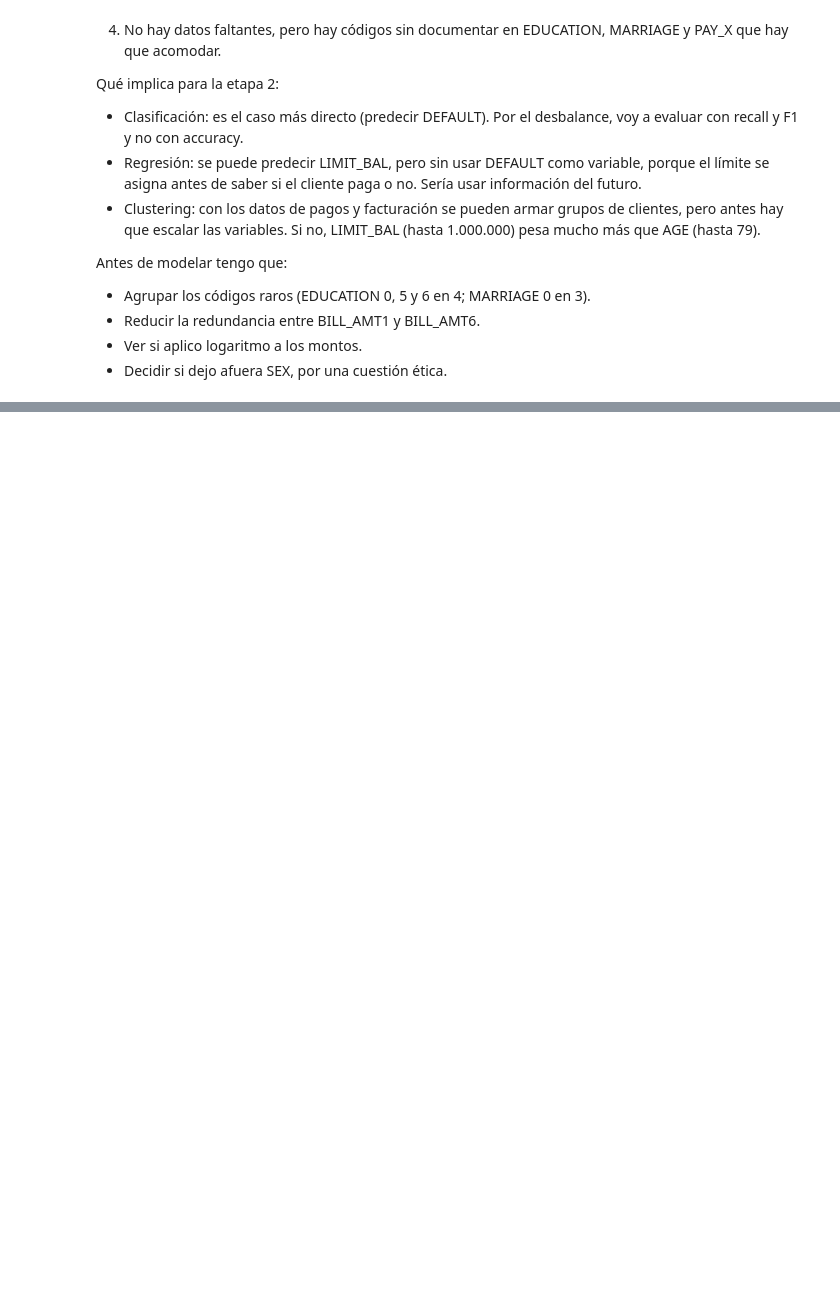
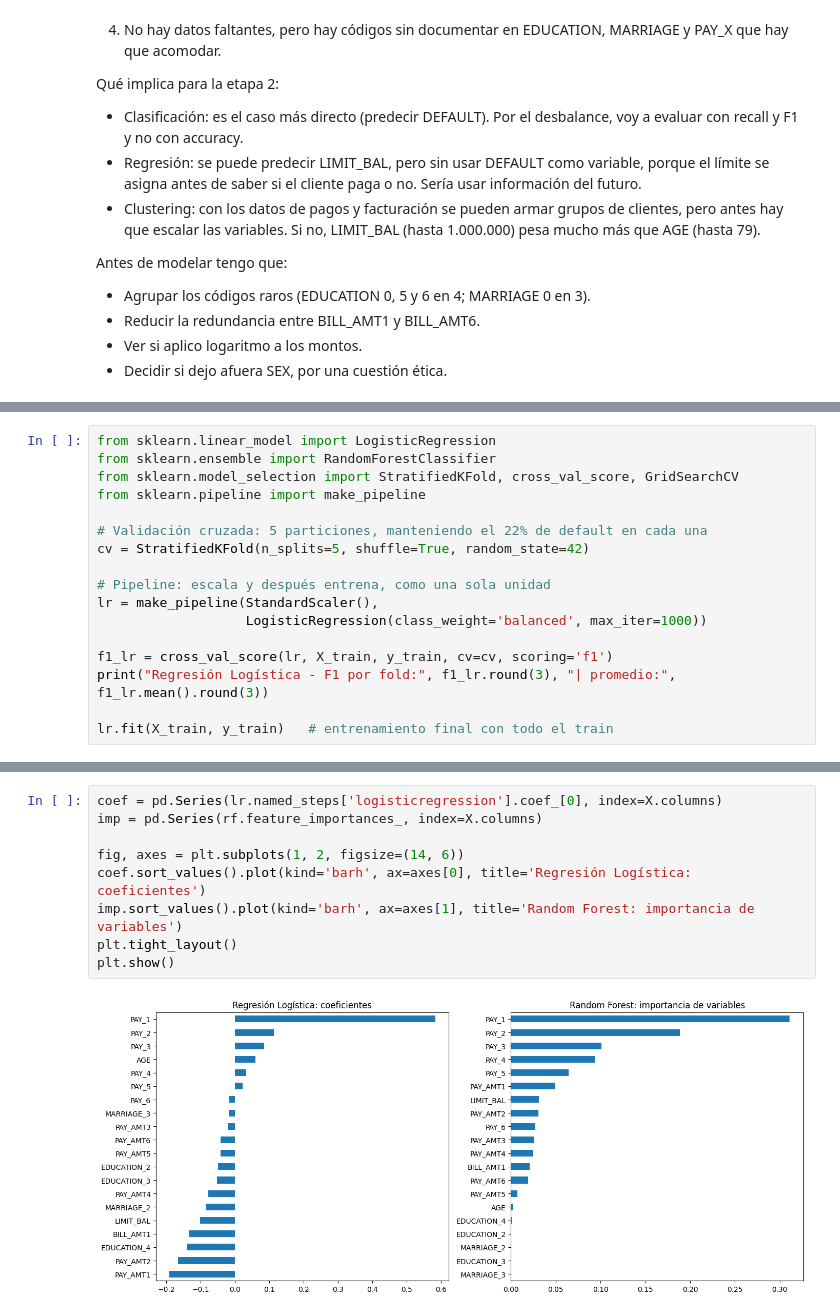
Before and after one commit to Alvacampos/Alvacampos, a Jupyter notebook: EDA_default_tarjetas.ipynb, the cells around one changed output, grey strips where cells are left out. Cells and saved outputs as stored; diff of their text form; blank space fills up the shorter version.

```diff
--- a/EDA_default_tarjetas.ipynb
+++ b/EDA_default_tarjetas.ipynb
@@ -308,0 +443,17 @@ Antes de modelar tengo que:
+# %%
+from sklearn.linear_model import LogisticRegression
+from sklearn.ensemble import RandomForestClassifier
+from sklearn.model_selection import StratifiedKFold, cross_val_score, GridSearchCV
+from sklearn.pipeline import make_pipeline
+
+# Validación cruzada: 5 particiones, manteniendo el 22% de default en cada una
+cv = StratifiedKFold(n_splits=5, shuffle=True, random_state=42)
+
+# Pipeline: escala y después entrena, como una sola unidad
+lr = make_pipeline(StandardScaler(),
+                   LogisticRegression(class_weight='balanced', max_iter=1000))
+
+f1_lr = cross_val_score(lr, X_train, y_train, cv=cv, scoring='f1')
+print("Regresión Logística - F1 por fold:", f1_lr.round(3), "| promedio:", f1_lr.mean().round(3))
+
+lr.fit(X_train, y_train)   # entrenamiento final con todo el train
@@ -308,0 +562,11 @@ Antes de modelar tengo que:
+# %%
+coef = pd.Series(lr.named_steps['logisticregression'].coef_[0], index=X.columns)
+imp = pd.Series(rf.feature_importances_, index=X.columns)
+
+fig, axes = plt.subplots(1, 2, figsize=(14, 6))
+coef.sort_values().plot(kind='barh', ax=axes[0], title='Regresión Logística: coeficientes')
+imp.sort_values().plot(kind='barh', ax=axes[1], title='Random Forest: importancia de variables')
+plt.tight_layout()
+plt.show()
+# %% [output]
+[figure, added]
```
Also changed, not shown: parts of 17 cells of this notebook.
